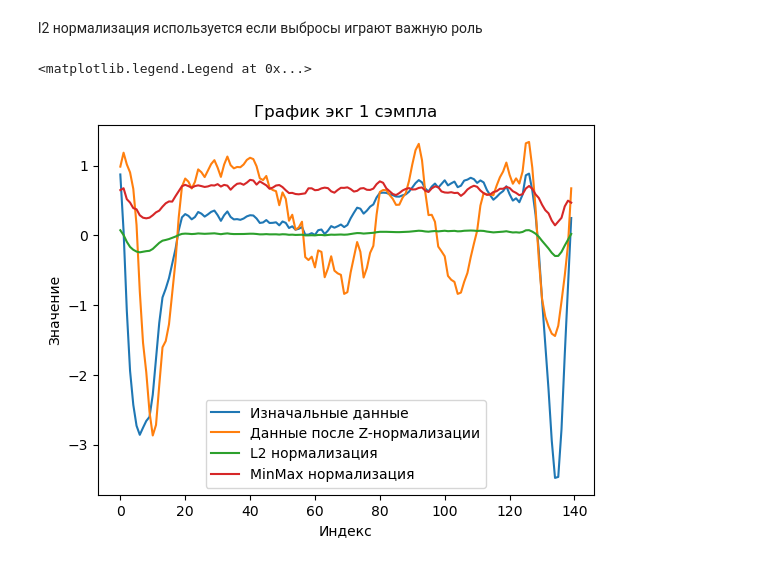
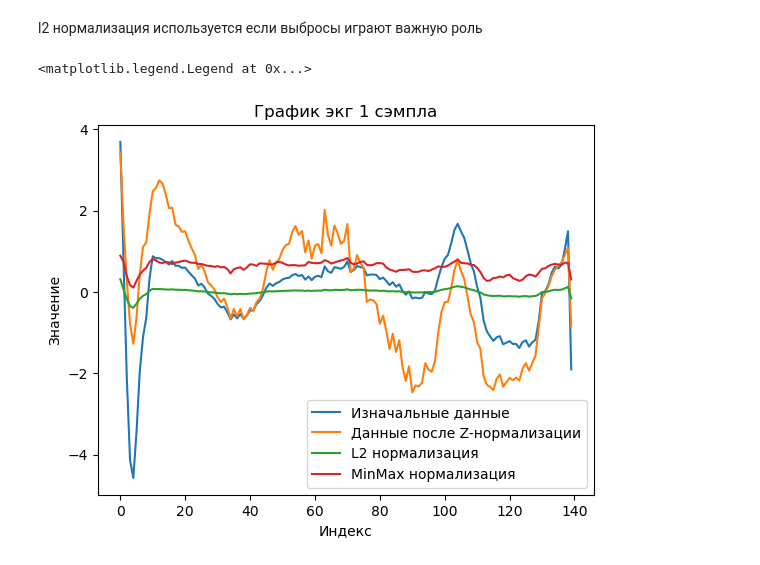
Before and after one commit to GoreevArtem/ecg, a Jupyter notebook: ECG 5000.ipynb, the cells around one changed output. Saved outputs shown, nothing was run; the diff lists cells and outputs as text; code cells hidden in the pictures.

```diff
--- a/ECG 5000.ipynb
+++ b/ECG 5000.ipynb
@@ -231,12 +242,12 @@ normalized_features_l2 = normalize(data, norm="l2")
 # %%
 plt.title('График экг 1 сэмпла')
 plt.xlabel('Индекс')
 plt.ylabel('Значение')
-plt.plot(data[3000], label='Изначальные данные')
-plt.plot(normalized_features[3000], label='Данные после Z-нормализации')
-plt.plot(normalized_features_l2[3000], label='L2 нормализация')
-plt.plot(normalize_min_max[3000], label='MinMax нормализация')
+plt.plot(data[0], label='Изначальные данные')
+plt.plot(normalized_features[0], label='Данные после Z-нормализации')
+plt.plot(normalized_features_l2[0], label='L2 нормализация')
+plt.plot(normalize_min_max[0], label='MinMax нормализация')
 plt.legend()
 # %% [output]
 <matplotlib.legend.Legend at 0x...>
-[figure, old version]
+[figure, new version]
```
Also changed, not shown: parts of 9 cells of this notebook.
